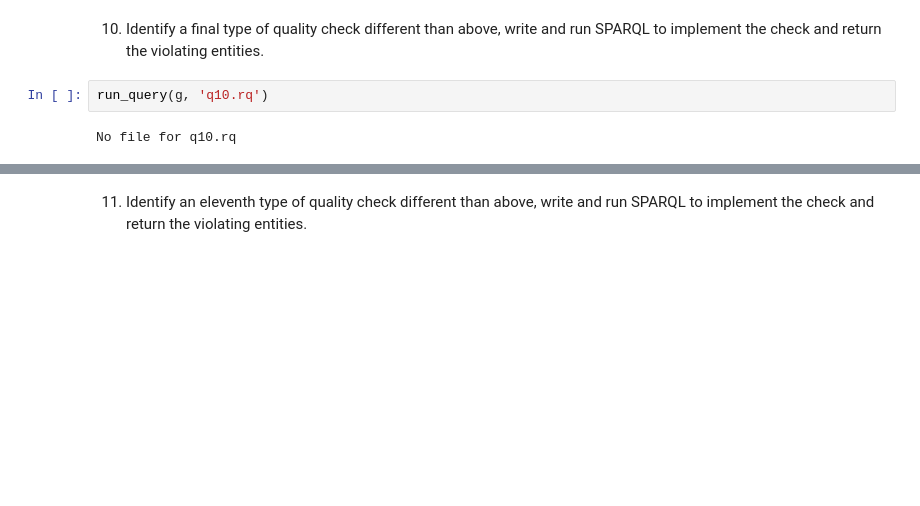
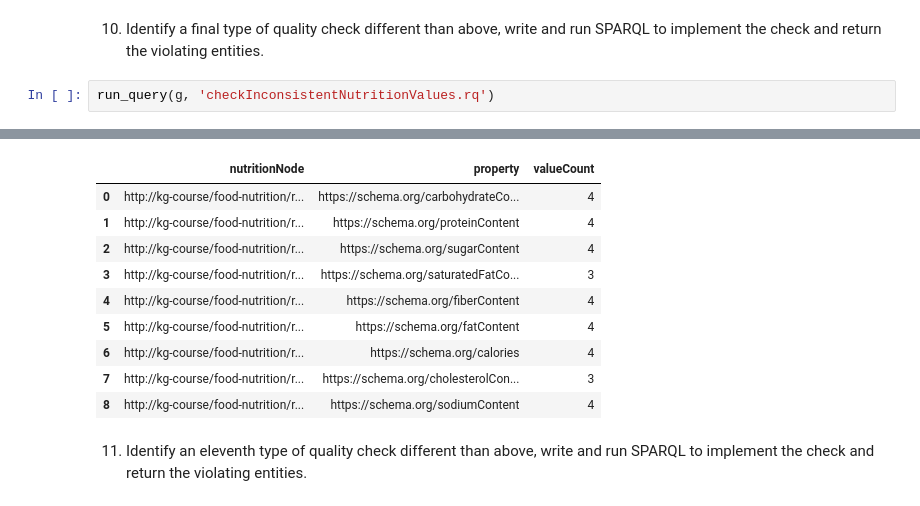
Before and after one commit to iscomper/BMKG-Assignemnt-2, a Jupyter notebook: Assignment2 Template.ipynb, the cells around one changed output, grey strips where cells are left out. Drawn from its saved outputs; the diff is of its cells as text; blank space fills up the shorter version.

```diff
--- a/Assignment2 Template.ipynb
+++ b/Assignment2 Template.ipynb
@@ -148,6 +156,5 @@ No file for q9.rq
 # %% [markdown]
 10. Identify a final type of quality check different than above, write and run SPARQL to implement the check and return the violating entities.
 # %%
-run_query(g, 'q10.rq')
+run_query(g, 'checkInconsistentNutritionValues.rq')
 # %% [output]
-No file for q10.rq
@@ -154,3 +162,13 @@ No file for q10.rq
+|  | nutritionNode | property | valueCount |
+| 0 | http://kg-course/food-nutrition/r... | https://schema.org/carbohydrateCo... | 4 |
+| 1 | http://kg-course/food-nutrition/r... | https://schema.org/proteinContent | 4 |
+| 2 | http://kg-course/food-nutrition/r... | https://schema.org/sugarContent | 4 |
+| 3 | http://kg-course/food-nutrition/r... | https://schema.org/saturatedFatCo... | 3 |
+| 4 | http://kg-course/food-nutrition/r... | https://schema.org/fiberContent | 4 |
+| 5 | http://kg-course/food-nutrition/r... | https://schema.org/fatContent | 4 |
+| 6 | http://kg-course/food-nutrition/r... | https://schema.org/calories | 4 |
+| 7 | http://kg-course/food-nutrition/r... | https://schema.org/cholesterolCon... | 3 |
+| 8 | http://kg-course/food-nutrition/r... | https://schema.org/sodiumContent | 4 |
 # %% [markdown]
 11. Identify an eleventh type of quality check different than above, write and run SPARQL to implement the check and return the violating entities.
 # %%
```
Also changed, not shown: parts of 8 cells of this notebook, 2 other files.
